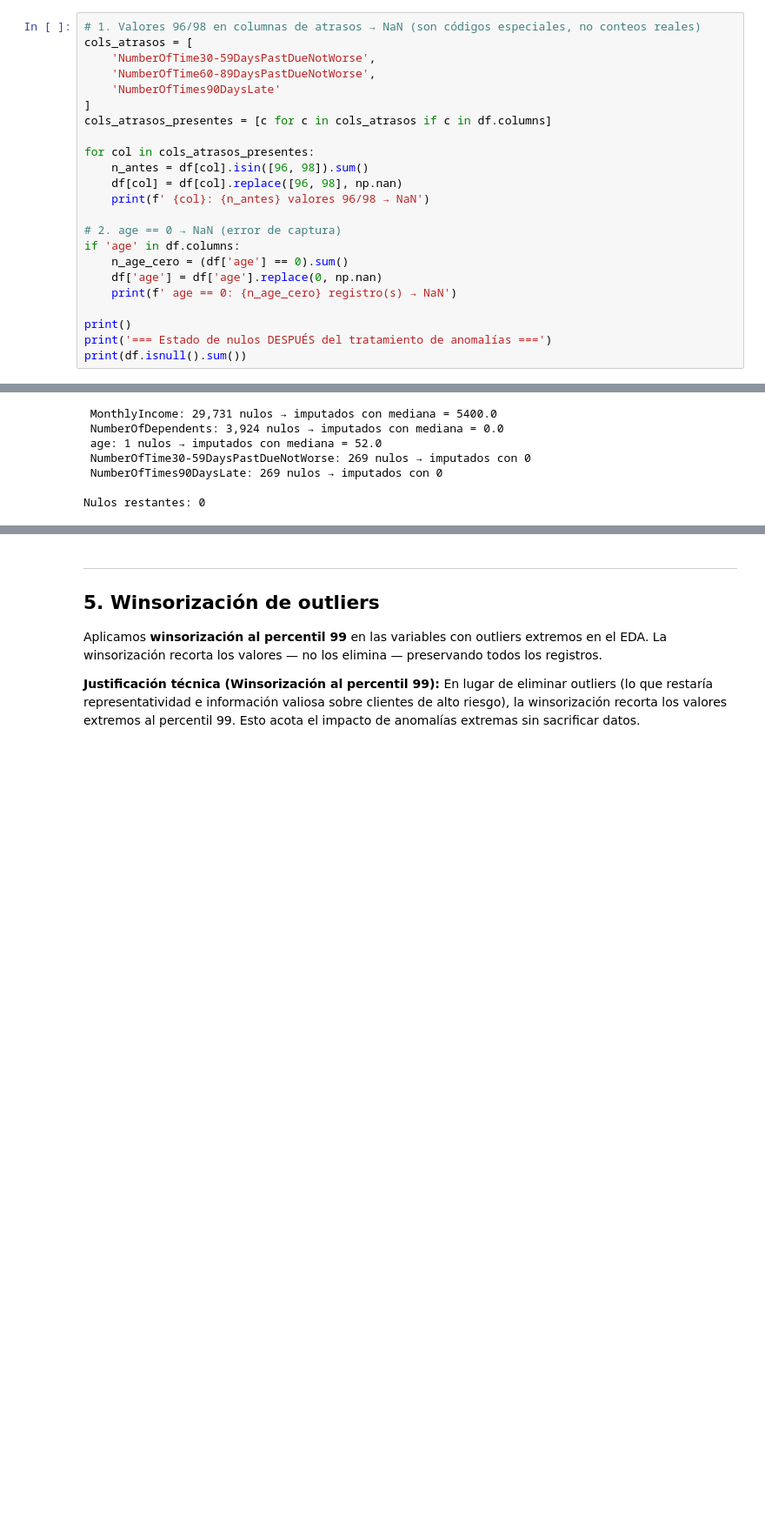
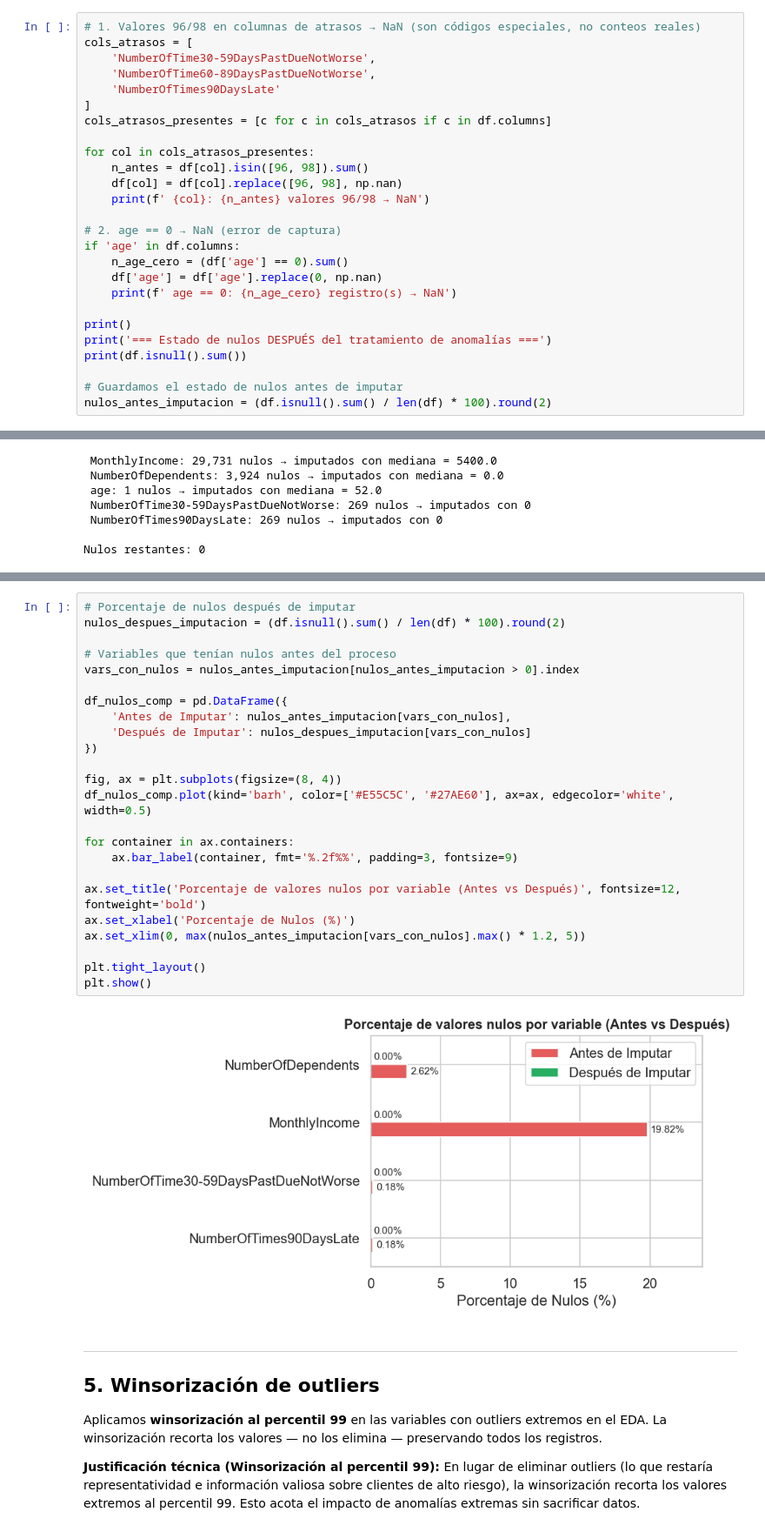
Before and after one commit to Roddorr2/credit-scoring, a Jupyter notebook: notebooks/02_preprocessing.ipynb, the cells around one changed output, grey strips where cells are left out. Shown at 87% size. Drawn from its saved outputs; the diff is of its cells as text; blank space fills up the shorter version.

```diff
--- a/notebooks/02_preprocessing.ipynb
+++ b/notebooks/02_preprocessing.ipynb
@@ -146,6 +146,9 @@ if 'age' in df.columns:
 print()
 print('=== Estado de nulos DESPUÉS del tratamiento de anomalías ===')
 print(df.isnull().sum())
+
+# Guardamos el estado de nulos antes de imputar
+nulos_antes_imputacion = (df.isnull().sum() / len(df) * 100).round(2)
 # %% [output]
  NumberOfTime30-59DaysPastDueNotWorse: 269 valores 96/98 → NaN
  NumberOfTimes90DaysLate: 269 valores 96/98 → NaN
@@ -209,3 +218,29 @@ Nulos restantes: 0
+# %%
+# Porcentaje de nulos después de imputar
+nulos_despues_imputacion = (df.isnull().sum() / len(df) * 100).round(2)
+
+# Variables que tenían nulos antes del proceso
+vars_con_nulos = nulos_antes_imputacion[nulos_antes_imputacion > 0].index
+
+df_nulos_comp = pd.DataFrame({
+    'Antes de Imputar': nulos_antes_imputacion[vars_con_nulos],
+    'Después de Imputar': nulos_despues_imputacion[vars_con_nulos]
+})
+
+fig, ax = plt.subplots(figsize=(8, 4))
+df_nulos_comp.plot(kind='barh', color=['#E55C5C', '#27AE60'], ax=ax, edgecolor='white', width=0.5)
+
+for container in ax.containers:
+    ax.bar_label(container, fmt='%.2f%%', padding=3, fontsize=9)
+
+ax.set_title('Porcentaje de valores nulos por variable (Antes vs Después)', fontsize=12, fontweight='bold')
+ax.set_xlabel('Porcentaje de Nulos (%)')
+ax.set_xlim(0, max(nulos_antes_imputacion[vars_con_nulos].max() * 1.2, 5))
+
+plt.tight_layout()
+plt.show()
+# %% [output]
+[figure, added]
 # %% [markdown]
 ---
 ## 5. Winsorización de outliers
```
Also changed, not shown: parts of 3 cells of this notebook, 2 other files.
